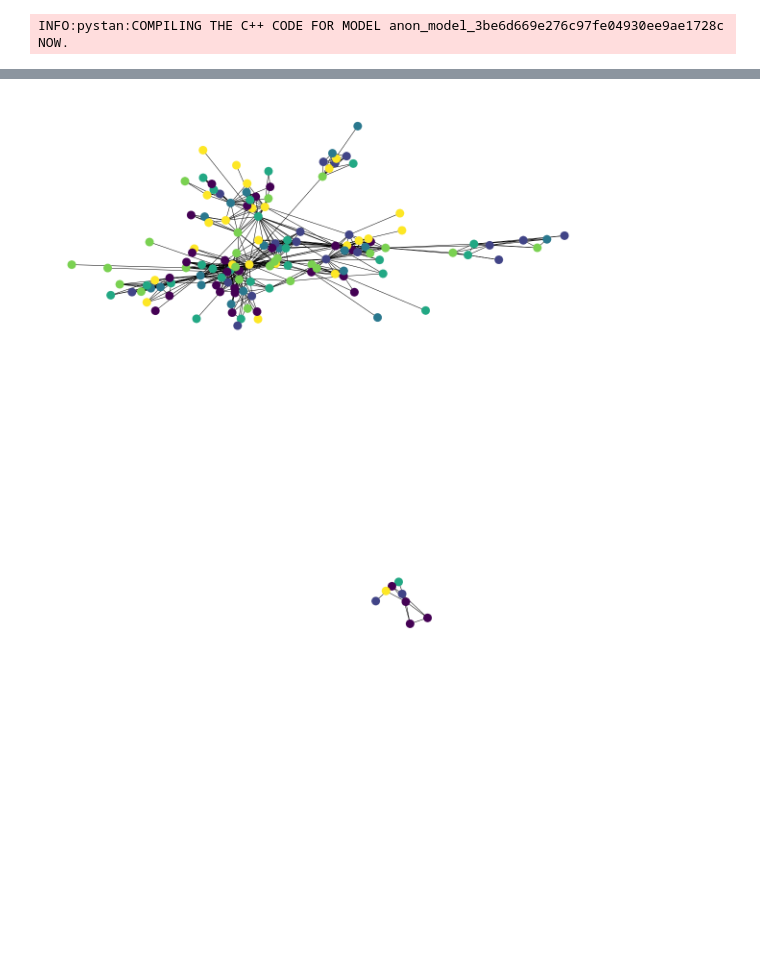
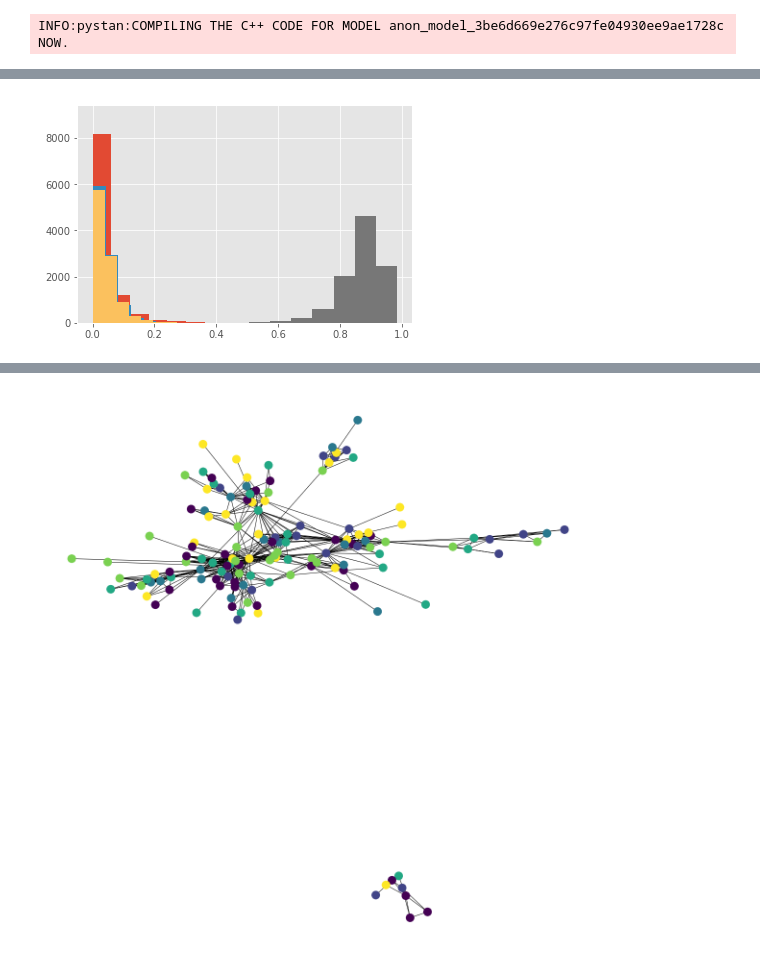
Before and after one commit to davidfrichhansen/mbml_project, a Jupyter notebook: notebooks/Untitled2.ipynb, the cells around one changed output, grey strips where cells are left out. Cells and saved outputs as stored; diff of their text form; code cells hidden in the pictures; blank space fills up the shorter version.

```diff
--- a/notebooks/Untitled2.ipynb
+++ b/notebooks/Untitled2.ipynb
@@ -145,0 +164,10 @@ pi_hat = pystan_utils.vb_extract_variable(fit, "pi", var_type="matrix", dims=[k,
+# %%
+# Cersei
+plt.hist(fitvar[0]['pi[18,1]'])
+plt.hist(fitvar[0]['pi[18,2]'])
+plt.hist(fitvar[0]['pi[18,3]'])
+plt.hist(fitvar[0]['pi[18,4]'])
+plt.hist(fitvar[0]['pi[18,5]'])
+plt.show()
+# %% [output]
+[figure, added]
```
Also changed, not shown: parts of 27 cells of this notebook.
